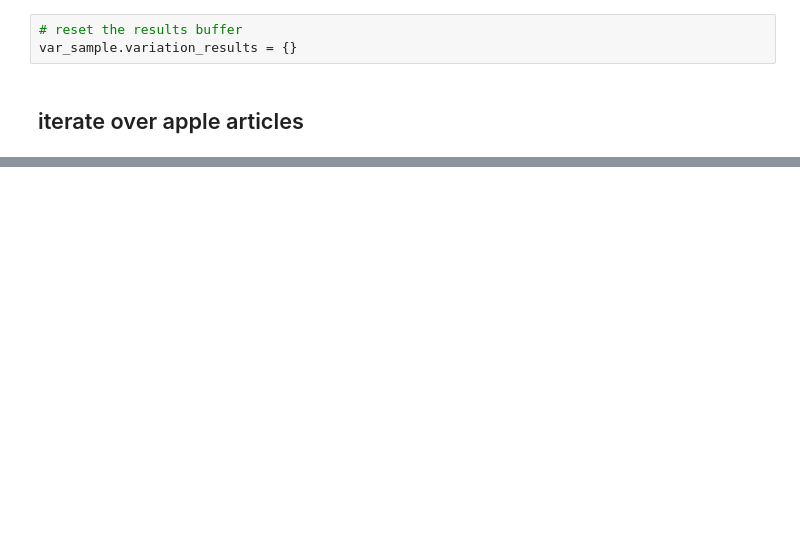
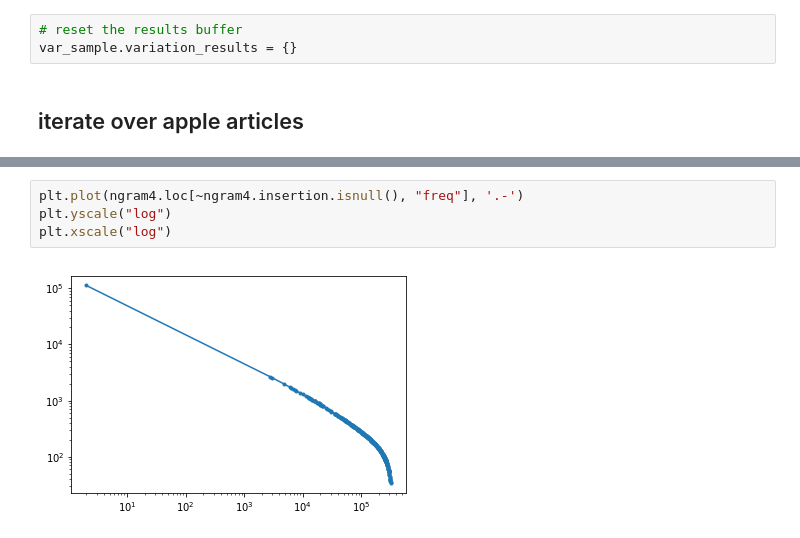
Before and after one commit to seantyh/MWE2019, a Jupyter notebook: etc/sample_variation.ipynb, the cells around one changed output, grey strips where cells are left out. Drawn from its saved outputs; the diff is of its cells as text; blank space fills up the shorter version.

```diff
--- a/etc/sample_variation.ipynb
+++ b/etc/sample_variation.ipynb
@@ -132,0 +186,6 @@ for _ in range(100):
+# %%
+plt.plot(ngram4.loc[~ngram4.insertion.isnull(), "freq"], '.-')
+plt.yscale("log")
+plt.xscale("log")
+# %% [output]
+[figure, added]
```
Also changed, not shown: parts of 24 cells of this notebook, 2 other files.
